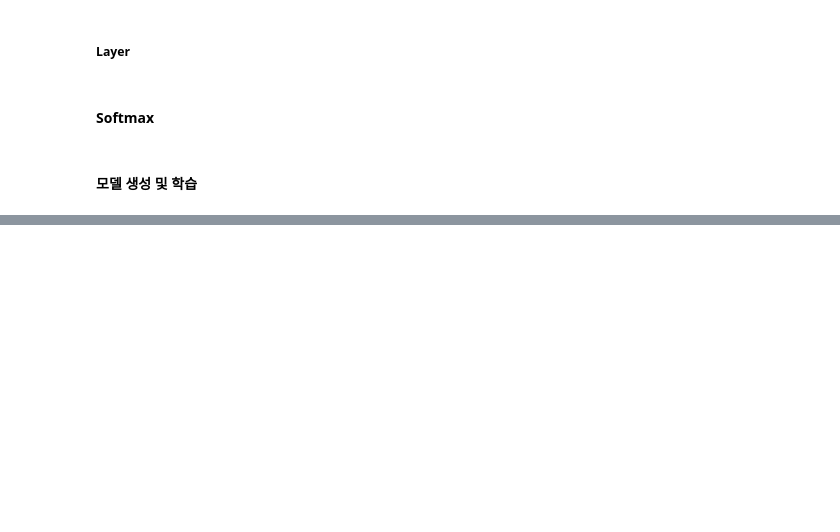
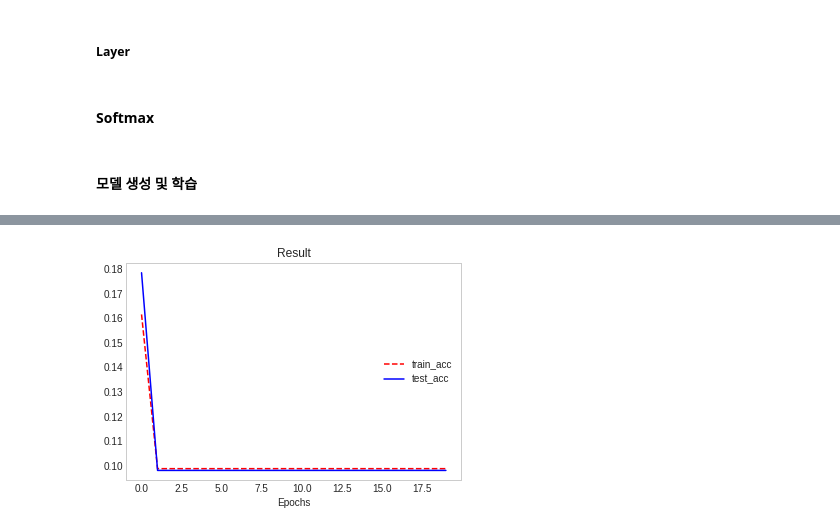
Before and after one commit to moung1012/-, a Jupyter notebook: _8_오차역전파_(Backpropagation).ipynb, the cells around one changed output, grey strips where cells are left out. Drawn from its saved outputs; the diff is of its cells as text; code cells hidden in the pictures; blank space fills up the shorter version.

```diff
--- a/_8_오차역전파_(Backpropagation).ipynb
+++ b/_8_오차역전파_(Backpropagation).ipynb
@@ -527,7 +523,6 @@ print(y_test.shape)
 epochs = 1000
 learning_rate = 1e-3
 batch_size = 100
-train_size = 100
 train_size = X_train.shape[0]
 # %% [markdown]
 #### Util Functions
@@ -610,7 +605,7 @@ class Layer():
   def forward(self, x):
     self.origin_x_shape = x.shape
 
-    x = x.reshape([0], -1)
+    x = x.reshape(x.shape[0], -1)
     self.x = x
     out = np.dot(self.x, self.W) + self.b
 
@@ -668,6 +663,7 @@ class MyModel():
     for idx in range(1, self.hidden_layer_num + 1):
       self.layers['Layer' + str(idx)] = Layer(self.params['W' + str(idx)], self.params['b' + str(idx)])
       self.layers['Activation_function' + str(idx)] = activation_layer[activation]()
+
     idx = self.hidden_layer_num + 1
 
     self.layers['Layer' + str(idx)] = Layer(self.params['W' + str(idx)], self.params['b' + str(idx)])
@@ -676,9 +672,9 @@ class MyModel():
 
   def __init_weights(self, activation):
     weight_std = None
-    all_size_list = [self.input_size] +  self.hidden_size_list + [self.output_size]
+    all_size_list = [self.input_size] + self.hidden_size_list + [self.output_size]
     for idx in range(1, len(all_size_list)):
-      if activation.lower() == 'relu':
+      if activation.lower() == "relu":
         weight_std = np.sqrt(2.0 / self.input_size)
       elif activation.lower() == 'sigmoid':
         weight_std = np.sqrt(1.0 / self.input_size)
@@ -687,7 +683,7 @@ class MyModel():
       self.params['b' + str(idx)] = np.random.randn(all_size_list[idx])
 
   def predict(self, x):
-    for layer in self.layer.values():
+    for layer in self.layers.values():
       x = layer.forward(x)
 
     return x
@@ -702,7 +698,7 @@ class MyModel():
     pred_y = np.argmax(pred_y, axis=1)
 
     if true_y.ndim != 1:
-      true_y = p.argmax(true_y, axis=1)
+      true_y = np.argmax(true_y, axis=1)
 
     accuracy = np.sum(pred_y == true_y) / float(x.shape[0])
     return accuracy
@@ -716,12 +712,12 @@ class MyModel():
     layers = list(self.layers.values())
     layers.reverse()
     for layer in layers:
-      dout =layer.backward(dout)
+      dout = layer.backward(dout)
 
     grads = {}
     for idx in range(1, self.hidden_layer_num + 2):
       grads['W' + str(idx)] = self.layers['Layer' + str(idx)].dL_dW
-      grads['b' + str(idx)] = self.layers['Layer' + str(idx)].dL_dB
+      grads['b' + str(idx)] = self.layers['Layer' + str(idx)].dL_db
 
     return grads
 # %% [markdown]
@@ -735,3 +727,7 @@ test_acc_lsit = []
+# %%
+train_loss_list = []
+train_acc_list = []
+test_acc_list = []
 # %%
 for epoch in range(epochs):
   batch_mask = np.random.choice(train_size, batch_size)
@@ -756,0 +773,11 @@ AttributeError: ignored
+# %%
+plt.plot(np.arange(1000//50),train_acc_list,'r--',label='train_acc')
+plt.plot(np.arange(1000//50),test_acc_list,'b',label='test_acc')
+
+plt.title('Result')
+plt.xlabel('Epochs')
+plt.legend(loc=5)
+plt.grid()
+plt.show()
+# %% [output]
+[figure, added]
```
Also changed, not shown: parts of 13 cells of this notebook.
